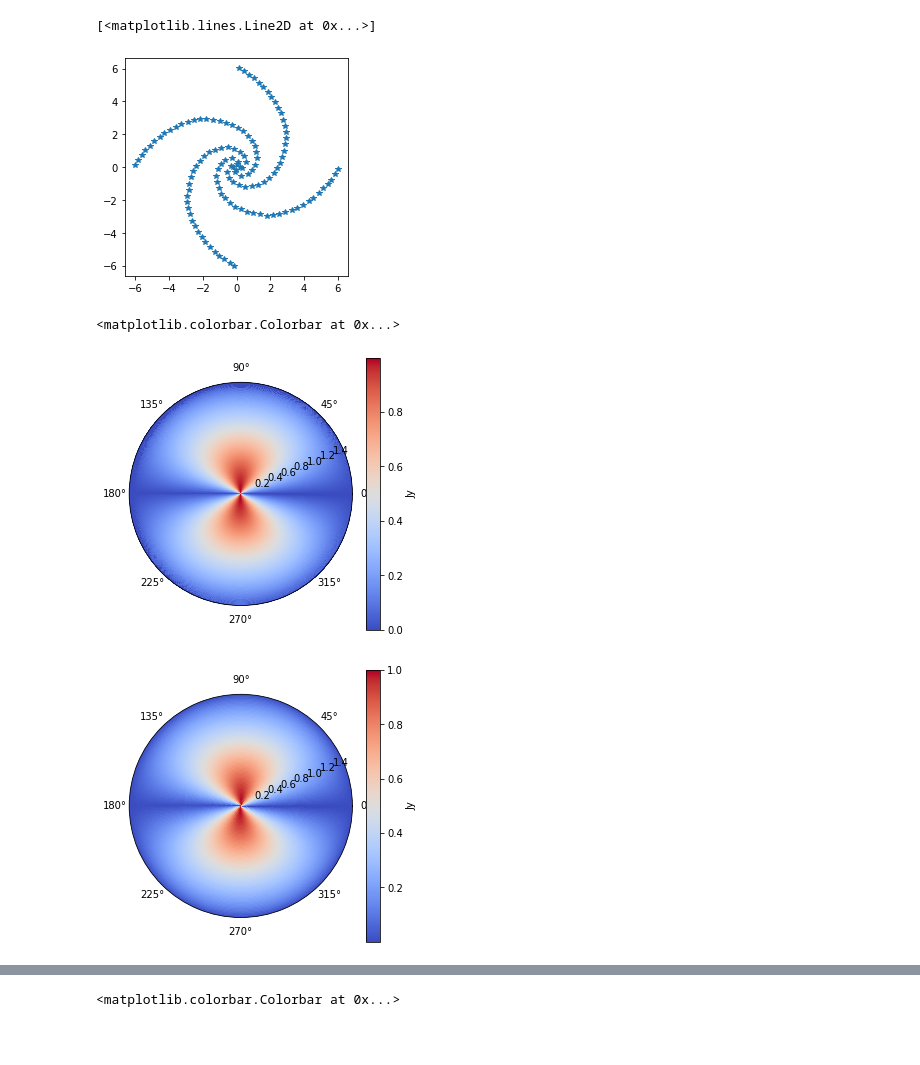
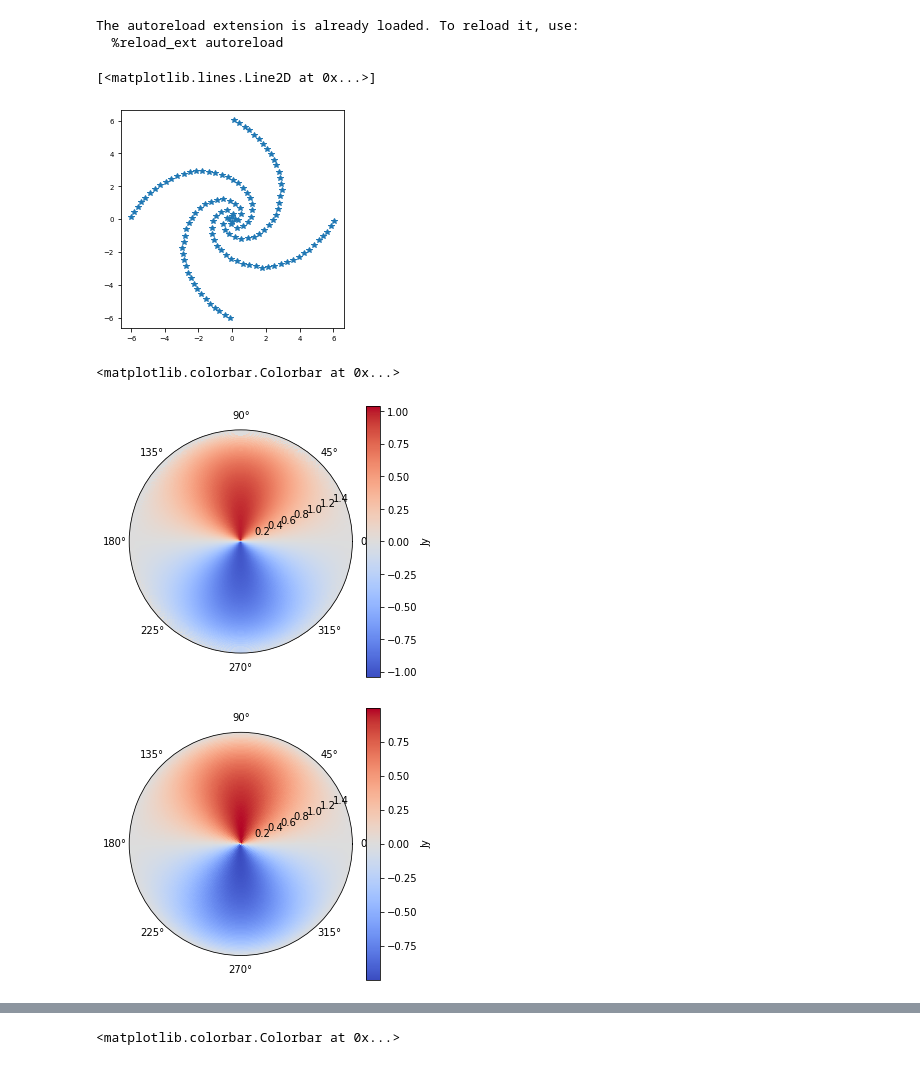
Before and after one commit to nmahesh1412/FARSIDE_imaging_performance, a Jupyter notebook: codes_implementation/dirty_image_calculation.ipynb, the cells around one changed output, grey strips where cells are left out. Cells and saved outputs as stored; diff of their text form; code cells hidden in the pictures; blank space fills up the shorter version.

```diff
--- a/codes_implementation/dirty_image_calculation.ipynb
+++ b/codes_implementation/dirty_image_calculation.ipynb
@@ -11,14 +11,19 @@ import scipy.fft as fft
 
 from image_code import image_calculation_functions as ic
 
-from astropy.coordinates.tests.utils import randomly_sample_sphere
+#from astropy.coordinates.tests.utils import randomly_sample_sphere
 from astropy import units as u
 from astropy.coordinates import SkyCoord
 from astropy.time import Time
 
+prop_cycle = plt.rcParams['axes.prop_cycle']
+colors = prop_cycle.by_key()['color']
 
 %load_ext autoreload
 %autoreload 2
+# %% [output]
+The autoreload extension is already loaded. To reload it, use:
+  %reload_ext autoreload
 # %%
 theta_p = 181
 phi_p = 361
@@ -35,7 +40,7 @@ plt.figure(figsize=(4,4))
 plt.plot(far_array[:,0],far_array[:,1],'*')
 # %% [output]
 [<matplotlib.lines.Line2D at 0x...>]
-[figure, old version]
+[figure, new version]
 # %%
 
 beam_squarel,ethetal, ephil=ic.read_feko('/data4/nmahesh/edges/Lunar/beam_files/dipole_0p1-1MHz_regolith-0',31,theta_p,phi_p)
@@ -54,6 +59,7 @@ if sample==0:
     beam_square90,etheta90,ephi90 = beam_squarel90,ethetal90,ephil90
     flux_list = flux_0p6
     factor =150
+
 elif sample==1:
     wav = 150 # in m; f = 2MHz
     index = 3
@@ -61,8 +67,8 @@ elif sample==1:
     beam_square90,etheta90,ephi90=beam_squareh90,ethetah90,ephih90
     flux_list = flux_2
     factor =500
+
 elif sample==2:
-
     wav = 30 # in m; f = 10MHz
     index = 4
     beam_square,etheta, ephi = beam_squareh,ethetah, ephih
@@ -82,31 +88,36 @@ el[q>=1] = 0
 p =-np.arctan2(M,L)
 t = np.pi/2 - np.arcsin(el)#-np.arcsin(L,(np.sin(p)))+np.pi/2
 
-etheta = np.roll(etheta,180,axis=2)/np.max(ethetah[3,:,:])
-etheta90 = np.roll(etheta90,180,axis=2)/np.max(ethetah90[3,:,:])
-ephi = np.roll(ephi,180,axis=2)/np.max(ephih[3,:,:])
-ephi90 = np.roll(ephi90,180,axis=2)/np.max(ephih90[3,:,:])
+etheta = np.roll(etheta[:,:,:-1],180,axis=2)/np.max(etheta[index,:,:])
+etheta90 = np.roll(etheta90[:,:,:-1],180,axis=2)/np.max(etheta90[index,:,:])
+ephi = np.roll(ephi[:,:,:-1],180,axis=2)/np.max(ephi[index,:,:])
+ephi90 = np.roll(ephi90[:,:,:-1],180,axis=2)/np.max(ephi90[index,:,:])
 
 
 ra_list_c = ra_list
 dec_list_c = dec_list
 flux_list_c = flux_list
+# %%
+etheta[index,0,:]=0
+etheta90[index,0,:]=0
+ephi[index,0,:]=0
+ephi90[index,0,:]=0
 # %%
-beam_etheta = ic.beam_interpolate(etheta[index],theta,phi,t,p)
-beam_etheta90 = ic.beam_interpolate(etheta90[index],theta,phi,t,p)
+beam_etheta = ic.beam_interpolate(etheta[index],theta,phi[:-1],t,p)
+beam_etheta90 = ic.beam_interpolate(etheta90[index],theta,phi[:-1],t,p)
 
-beam_ephi = ic.beam_interpolate(ephi[index],theta,phi,t,p)
-beam_ephi90 = ic.beam_interpolate(ephi90[index],theta,phi,t,p)
+beam_ephi = ic.beam_interpolate(ephi[index],theta,phi[:-1],t,p)
+beam_ephi90 = ic.beam_interpolate(ephi90[index],theta,phi[:-1],t,p)
 # %%
 fig,ax = plt.subplots(1,1, subplot_kw=dict(polar=True),figsize=(5,5))
-p1 =ax.pcolormesh(p,t,np.abs(beam_etheta90),cmap='coolwarm')#vmin=-10, vmax =1000)
+p1 =ax.pcolormesh(p,t,np.real(beam_ephi),cmap='coolwarm')#vmin=-10, vmax =1000)
 plt.colorbar(p1, ax=ax,label='Jy')
 
 
 fig,ax = plt.subplots(1,1, subplot_kw=dict(polar=True),figsize=(5,5))
-p1 =ax.pcolormesh(P,T,np.abs(etheta90[index,:91]),cmap='coolwarm')#vmin=-10, vmax =1000)
+p1 =ax.pcolormesh(P,T,np.real(ephi[index,:91]),cmap='coolwarm')#vmin=-10, vmax =1000)
 plt.colorbar(p1, ax=ax,label='Jy')
 # %% [output]
 <matplotlib.colorbar.Colorbar at 0x...>
-[figure, old version]
+[figure, new version]
-[figure, old version]
+[figure, new version]
```
Also changed, not shown: parts of 35 cells of this notebook, 12 other files.
